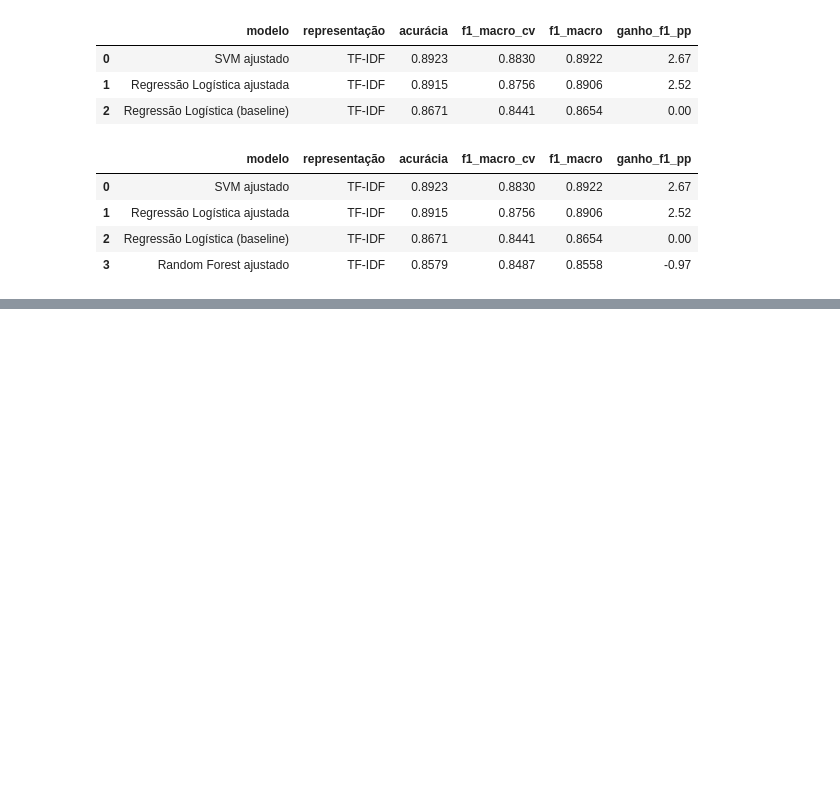
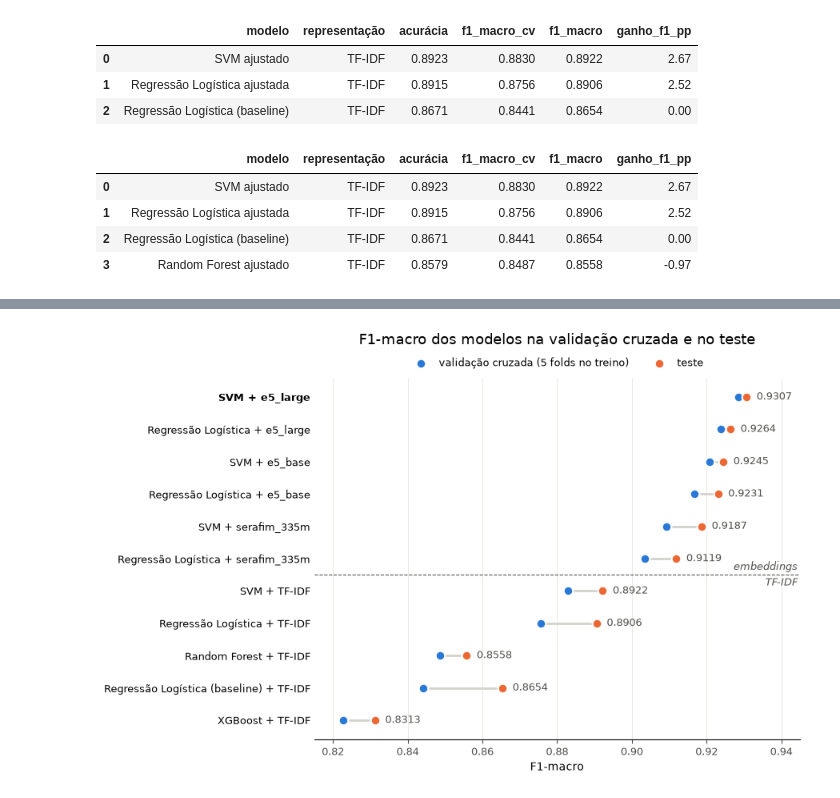
Before and after one commit to imarcososhiro/banking77-pt-classificacao, a Jupyter notebook: notebooks/03_modelagem.ipynb, the cells around one changed output, grey strips where cells are left out. Cells and saved outputs as stored; diff of their text form; code cells hidden in the pictures; blank space fills up the shorter version.

```diff
--- a/notebooks/03_modelagem.ipynb
+++ b/notebooks/03_modelagem.ipynb
@@ -822,0 +1393,51 @@ tabela_resultados()
+# %%
+# F1-macro de cada modelo na validação cruzada e no teste
+# Ordenado pelo F1-macro da validação cruzada, que é o critério de escolha (o melhor fica no topo)
+resumo = tabela_resultados().sort_values('f1_macro_cv').reset_index(drop=True)
+nomes = (resumo['modelo'].str.replace(' ajustada', '').str.replace(' ajustado', '')
+         + ' + ' + resumo['representação'])
+
+COR_CV = '#2a78d6'     # azul: validação cruzada
+COR_TESTE = '#eb6834'  # laranja: teste
+COR_LIGACAO = '#d3d2cc'
+
+fig, ax = plt.subplots(figsize=(9, 5.8))
+y = np.arange(len(resumo))
+
+# linha ligando os dois pontos de cada modelo
+ax.hlines(y, resumo['f1_macro_cv'], resumo['f1_macro'], color=COR_LIGACAO, linewidth=2, zorder=1)
+ax.scatter(resumo['f1_macro_cv'], y, s=70, color=COR_CV, edgecolors='white', linewidths=1.5,
+           zorder=2, label='validação cruzada (5 folds no treino)')
+ax.scatter(resumo['f1_macro'], y, s=70, color=COR_TESTE, edgecolors='white', linewidths=1.5,
+           zorder=3, label='teste')
+
+# F1-macro do teste à direita de cada modelo
+for yi, (cv, teste) in enumerate(zip(resumo['f1_macro_cv'], resumo['f1_macro'])):
+    ax.annotate(f'{teste:.4f}', (max(cv, teste), yi), xytext=(9, 0),
+                textcoords='offset points', va='center', fontsize=9, color=COR_TEXTO)
+
+# separação entre os modelos com TF-IDF (embaixo) e com embeddings (em cima)
+n_tfidf = int((resumo['representação'] == 'TF-IDF').sum())
+ax.axhline(n_tfidf - 0.5, color=COR_TEXTO, linewidth=0.8, linestyle='--')
+for texto, posicao in [('TF-IDF', n_tfidf - 0.75), ('embeddings', n_tfidf - 0.25)]:
+    ax.text(0.995, posicao, texto, transform=ax.get_yaxis_transform(), ha='right',
+            va='center', fontsize=9, color=COR_TEXTO, style='italic')
+
+ax.set_yticks(y, nomes, fontsize=9)
+ax.get_yticklabels()[-1].set_fontweight('bold')  # melhor modelo pela validação cruzada
+ax.set_xlim(0.815, 0.945)
+ax.set_ylim(-0.6, len(resumo) - 0.4)
+ax.set_xlabel('F1-macro', fontsize=10)
+ax.tick_params(axis='x', labelsize=9, colors=COR_TEXTO)
+ax.tick_params(axis='y', length=0)
+ax.grid(axis='x', color='#e6e5e0', linewidth=0.6)
+ax.set_axisbelow(True)
+for lado in ['top', 'right', 'left']:
+    ax.spines[lado].set_visible(False)
+
+ax.legend(loc='lower center', bbox_to_anchor=(0.5, 1.0), ncol=2, frameon=False, fontsize=9)
+ax.set_title('F1-macro dos modelos na validação cruzada e no teste', fontsize=13, pad=30)
+fig.tight_layout()
+plt.show()
+# %% [output]
+[figure, added]
```
Also changed, not shown: parts of 52 cells of this notebook, 2 other files.
